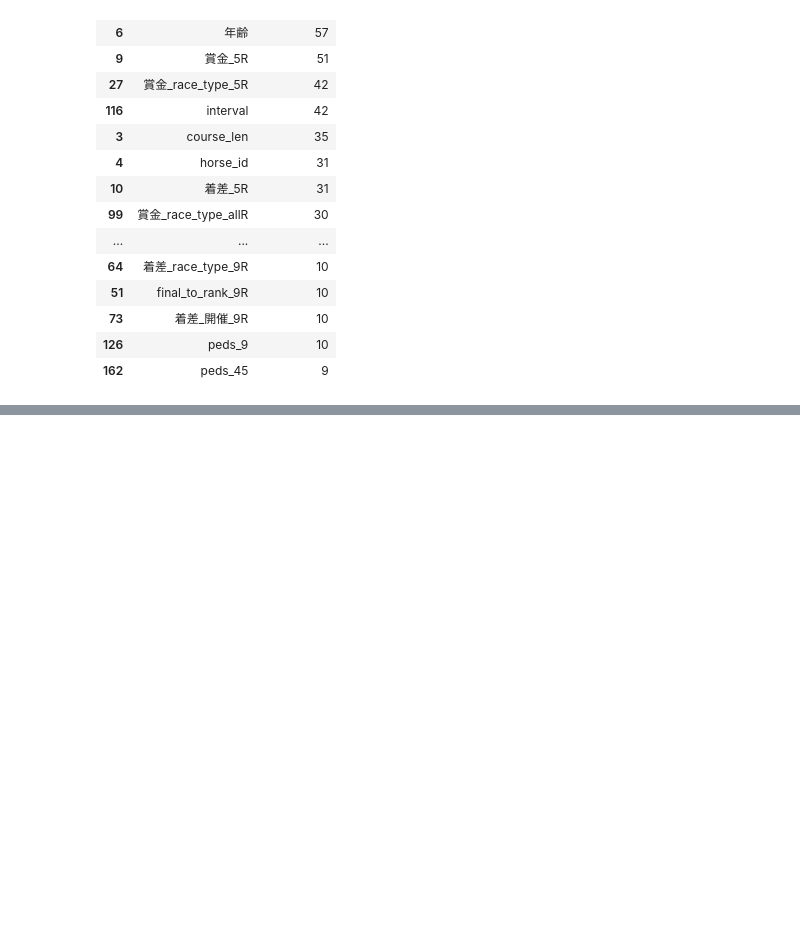
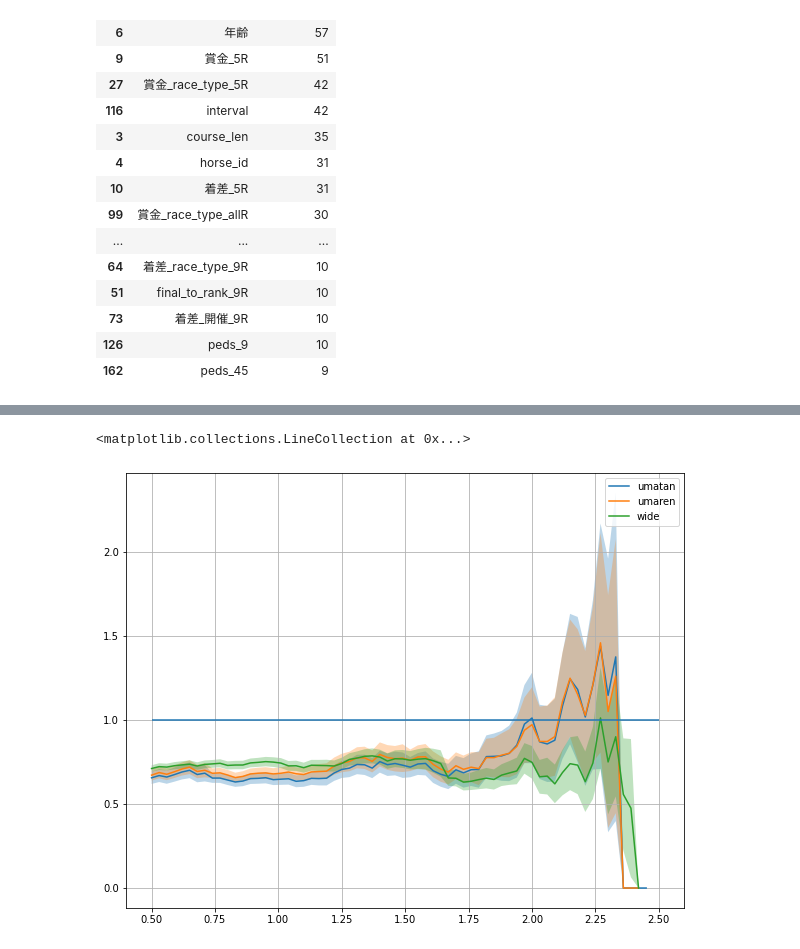
Before and after one commit to C-naoki/Horse_Racing, a Jupyter notebook: Notebook/plot.ipynb, the cells around one changed output, grey strips where cells are left out. Cells and saved outputs as stored; diff of their text form; code cells hidden in the pictures; blank space fills up the shorter version.

```diff
--- a/Notebook/plot.ipynb
+++ b/Notebook/plot.ipynb
@@ -137,0 +171,9 @@ g_sanrentan_nagashi = m.gain(me.sanrentan_nagashi, X_test)
+# %%
+plt.figure(figsize=(10, 8))
+m.plot(g_umatan, 'umatan')
+m.plot(g_umaren, 'umaren')
+m.plot(g_wide, 'wide')
+plt.hlines(1, xmin=0.5, xmax=2.5) # y=1の直線
+# %% [output]
+<matplotlib.collections.LineCollection at 0x...>
+[figure, added]
```
Also changed, not shown: parts of 12 cells of this notebook.
